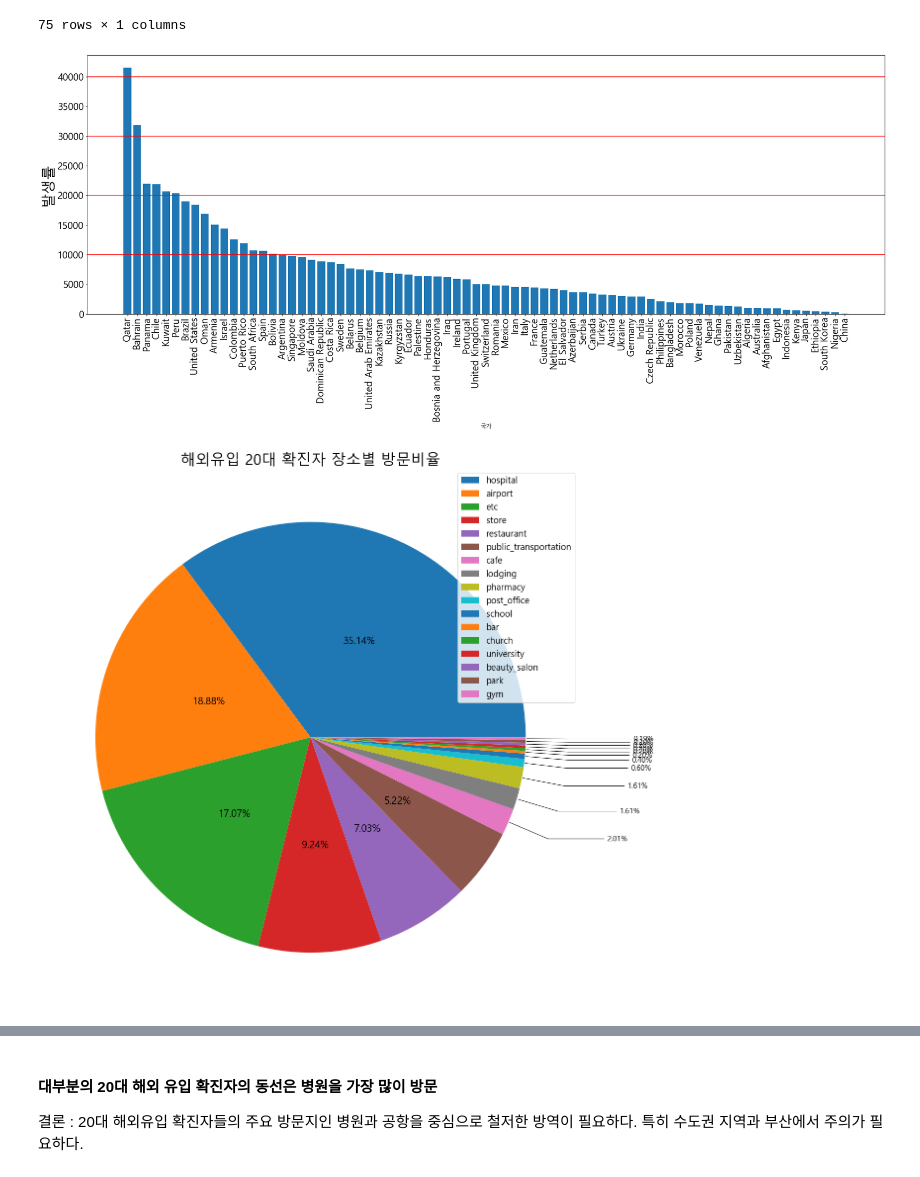
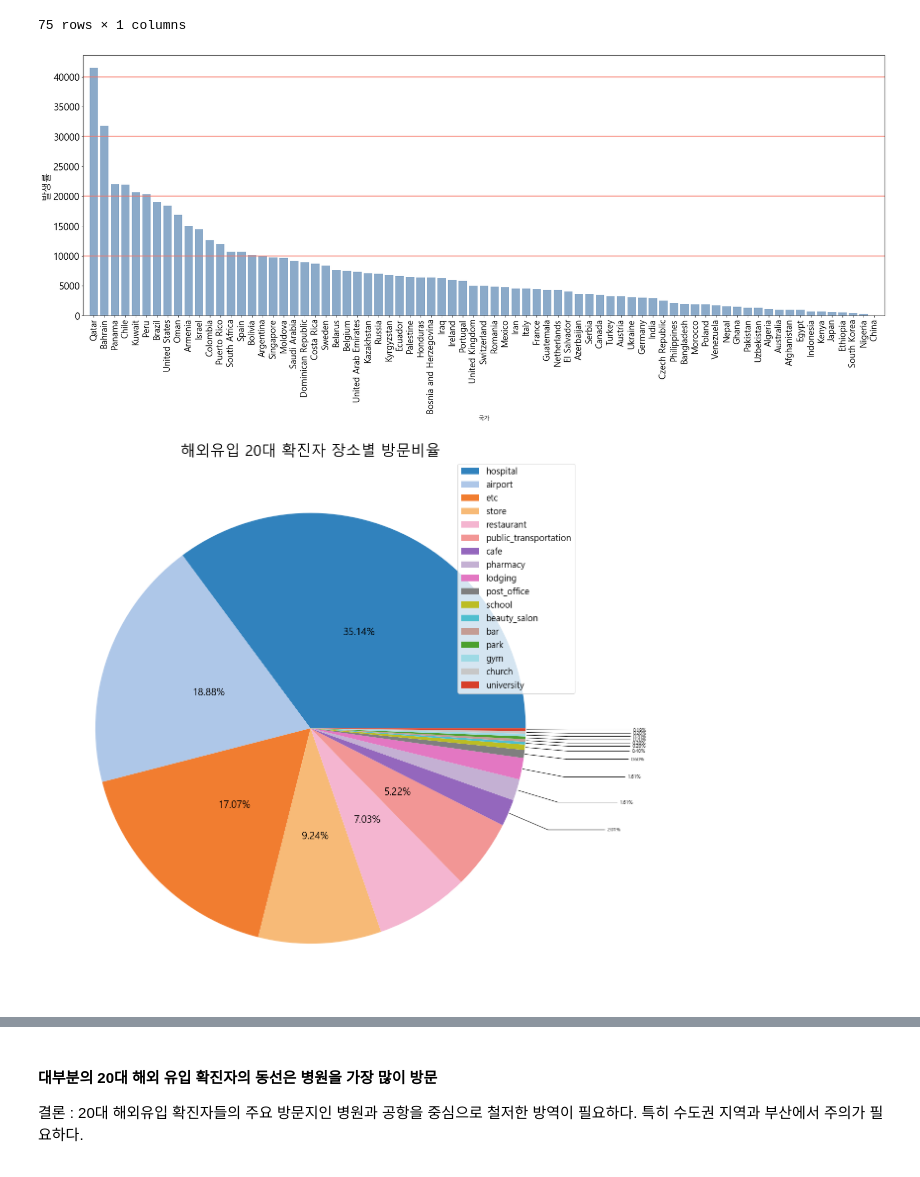
Before and after one commit to JooEHyeon/CORONA19_data_analysis, a Jupyter notebook: 0907_final.ipynb, the cells around one changed output, grey strips where cells are left out. Cells and saved outputs as stored; diff of their text form; code cells hidden in the pictures.

```diff
--- a/0907_final.ipynb
+++ b/0907_final.ipynb
@@ -127,7 +129,7 @@ labels = np.array(labels)
 explodes = [0, 0, 0.1, 0, 0, 0, 0, 0, 0]
 
 #파이차트 색 -> 좀더 구분 잘 되는 색으로 바꿔야한다.
-colors = ['#488f31','#82a95a','#de425b','#1f7594','#dcdfb9','#fff5a6','#edd6b2','#e5ab7d','#df795c']
+colors = ['#ff87ab','#ff9661','#b19dff','#3ac5de','#dcdfb9','#68c17a','#d1a656','#72aeff','#46c7a8']
 
 # pie chart
 fig = plt.figure(figsize = (12,12))
@@ -167,7 +169,7 @@ for i,l in enumerate(labels):
         connectionstyle = "angle,angleA=0,angleB={}".format(ang) ## 시작점과 끝점 연결 스타일
         config["arrowprops"].update({"connectionstyle": connectionstyle}) ##
         ax.annotate(text, xy=(x, y), xytext=(1.5*x, 1.2*y),
-                    horizontalalignment=horizontalalignment,fontsize=15, **config)
+                    horizontalalignment=horizontalalignment,fontsize=12, **config)
     else:
         x = (r/2)*np.cos(np.pi/180*((ang1+ang2)/2)) + center[0] ## 텍스트 x좌표
         y = (r/2)*np.sin(np.pi/180*((ang1+ang2)/2)) + center[1] ## 텍스트 y좌표
@@ -175,6 +177,6 @@ for i,l in enumerate(labels):
 
 
 plt.legend(labels, fontsize = 15, loc = 'lower right')
-plt.title('연령별 해외유입 환자 비율', fontsize = 20)
+plt.title('연령별 해외유입 환자 비율', fontsize = 18)
 plt.show()
 # %% [output]
@@ -283,16 +286,17 @@ ax = fig.add_subplot(111) # = add_subplot(1,1,1) (row, column, position)
 v_line = [10000,20000,30000,40000]
 
 xpos = np.arange(len(df)) # range(len(countries))
-plt.bar(xpos, values, width=0.8) # , align='center'
+plt.bar(xpos, values, width=0.8, color = '#8baac9') # , align='center'
 plt.yticks(fontsize=20)
-plt.ylabel('발생률', fontsize=30)
-plt.xticks(xpos, countries,rotation=90, fontsize = 20)
+plt.ylabel('발생률', fontsize=20)
+plt.xticks(xpos, countries,rotation=90, fontsize = 18)
 plt.xlabel('국가', fontsize=12)
 for line in v_line:
-    ax.axhline(line, color = 'r')
+    ax.axhline(line, color = '#f77363')
+plt.xlim(-1, len(countries))
 plt.show()
 # %% [output]
-[figure, old version]
+[figure, new version]
 # %%
 # infection_case = overseas inflow & age = 20s만 남기기  -> 257 row
 patient_info = patient_info[(patient_info.infection_case == 'overseas inflow') & (patient_info.age == '20s')]
@@ -310,11 +314,14 @@ place_data = twenties.type.value_counts()
 
 #장소명
 place_name = place_data.index
+colors = ['#3182bd','#aec7e8', '#f17d30','#f7ba77','#f4b5d0',
+          '#f29695','#9467bd','#c4b0d3','#e377c2','#7f7f7f','#bcbd23',
+          '#4fbfcf','#c49c94','#4ca02e','#9edae5','#c7c7c7','#d73f2a']
 
 # pie chart
 fig = plt.figure(figsize = (20,20))
 ax = fig.add_subplot() ## 프레임 생성
-plt.pie(place_data)
+plt.pie(place_data, colors = colors)
 
 total = np.sum(place_data)
 
@@ -332,35 +339,35 @@ for i,l in enumerate(place_data):
     center, r = ax.patches[i].center, ax.patches[i].r ## 원의 중심 좌표와 반지름길이
 
     if i < len(place_data) - 1:
         sum_pct += float(f'{place_data[i]/total*100:.2f}')
         text = f'{place_data[i]/total*100:.2f}%'
     else: ## 마지막 파이 조각은 퍼센티지의 합이 100이 되도록 비율을 조절
         text = f'{100-sum_pct:.2f}%'
 
     ## 비율 상한선보다 작은 것들은 계단형태로 만든다.
     if place_data[i]/total*100 < threshold:
         ang = (ang1+ang2)/2 ## 중심각
         x = np.cos(np.deg2rad(ang)) ## Annotation의 끝점에 해당하는 x좌표
         y = np.sin(np.deg2rad(ang)) ## Annotation의 끝점에 해당하는 y좌표
 
         ## x좌표가 양수이면 즉 y축을 중심으로 오른쪽에 있으면 왼쪽 정렬
         ## x좌표가 음수이면 즉 y축을 중심으로 왼쪽에 있으면 오른쪽 정렬
         horizontalalignment = {-1: "right", 1: "left"}[int(np.sign(x))]
         connectionstyle = "angle,angleA=0,angleB={}".format(ang) ## 시작점과 끝점 연결 스타일
         config["arrowprops"].update({"connectionstyle": connectionstyle}) ##
         ax.annotate(text, xy=(x, y), xytext=(1.5*x, 1.2*y),
-                    horizontalalignment=horizontalalignment,fontsize=15, **config)
+                    horizontalalignment=horizontalalignment,fontsize=10, **config)
     else:
         x = (r/2)*np.cos(np.pi/180*((ang1+ang2)/2)) + center[0] ## 텍스트 x좌표
         y = (r/2)*np.sin(np.pi/180*((ang1+ang2)/2)) + center[1] ## 텍스트 y좌표
         ax.text(x,y,text,ha='center',va='center',fontsize=20)
 
 
 plt.legend(place_name, fontsize = 18, loc = 'upper right')
 plt.title('해외유입 20대 확진자 장소별 방문비율', fontsize = 30)
 plt.show()
 # %% [output]
-[figure, old version]
+[figure, new version]
 # %%
 # 20대 해외 유입 확진자의 전국 분포 확인
 patient_province = patient_info.province.value_counts()
```
Also changed, not shown: parts of 3 cells of this notebook.
